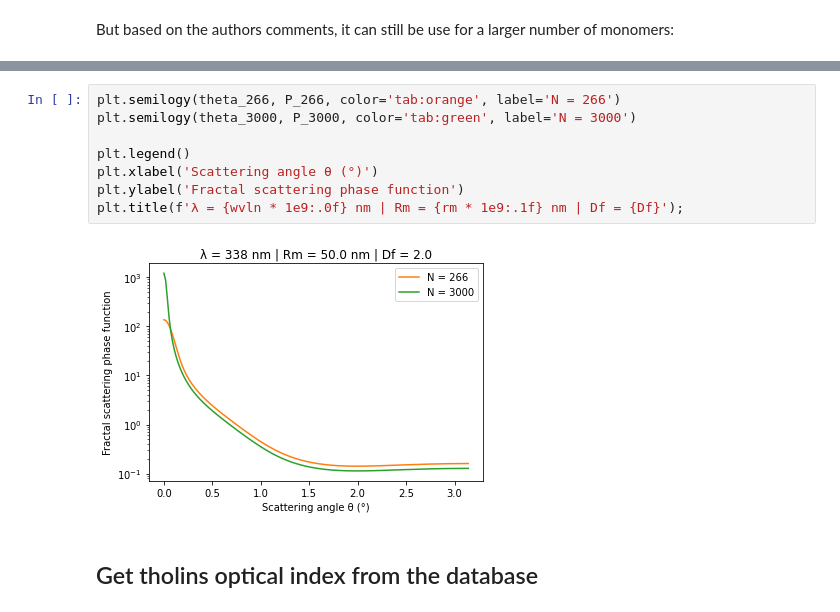
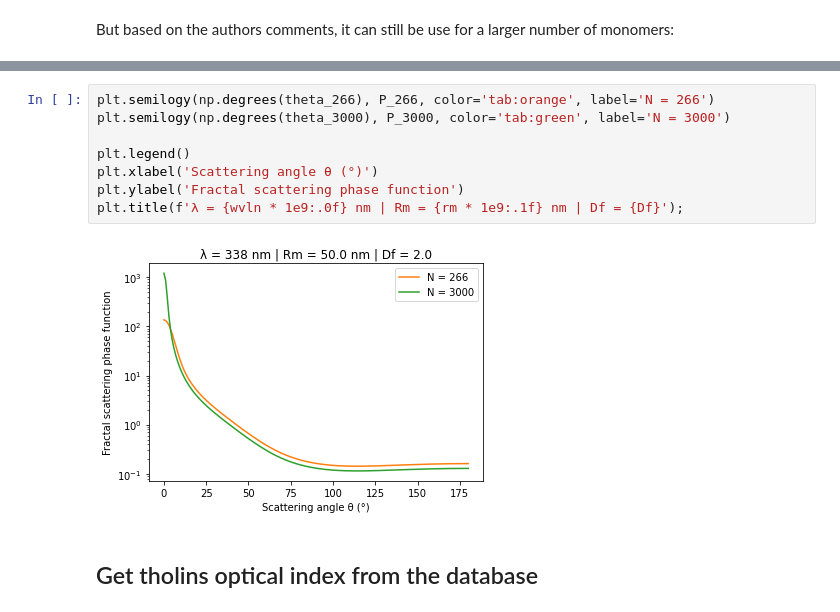
Before and after one commit to seignovert/python-titan-aerosols, a Jupyter notebook: examples/Tholins_examples.ipynb, the cells around one changed output, grey strips where cells are left out. Saved outputs shown, nothing was run; the diff lists cells and outputs as text.

```diff
--- a/examples/Tholins_examples.ipynb
+++ b/examples/Tholins_examples.ipynb
@@ -69,13 +71,13 @@ qsct, qext, qabs
 # %%
-plt.semilogy(theta_266, P_266, color='tab:orange', label='N = 266')
-plt.semilogy(theta_3000, P_3000, color='tab:green', label='N = 3000')
+plt.semilogy(np.degrees(theta_266), P_266, color='tab:orange', label='N = 266')
+plt.semilogy(np.degrees(theta_3000), P_3000, color='tab:green', label='N = 3000')
 
 plt.legend()
 plt.xlabel('Scattering angle θ (°)')
 plt.ylabel('Fractal scattering phase function')
 plt.title(f'λ = {wvln * 1e9:.0f} nm | Rm = {rm * 1e9:.1f} nm | Df = {Df}');
 # %% [output]
-[figure, old version]
+[figure, new version]
 # %% [markdown]
 ## Get tholins optical index from the database
 # %%
```
Also changed, not shown: parts of 7 cells of this notebook.
